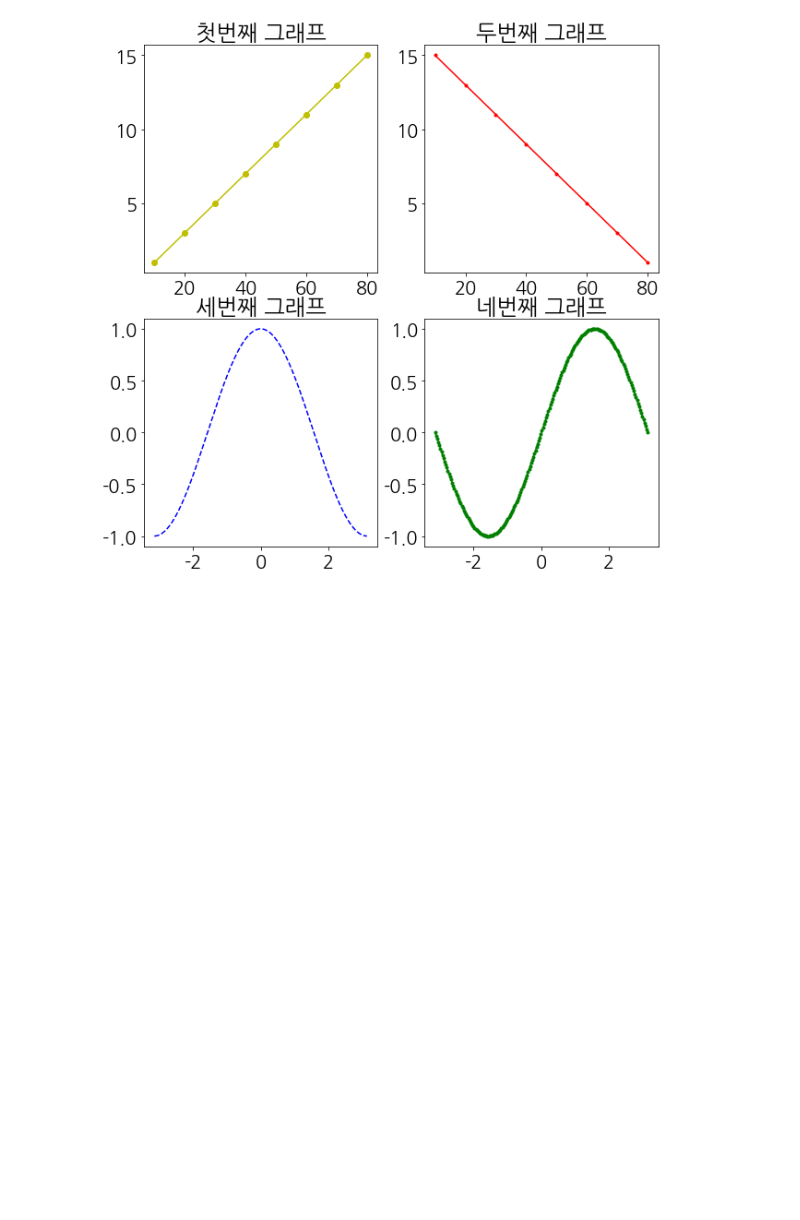
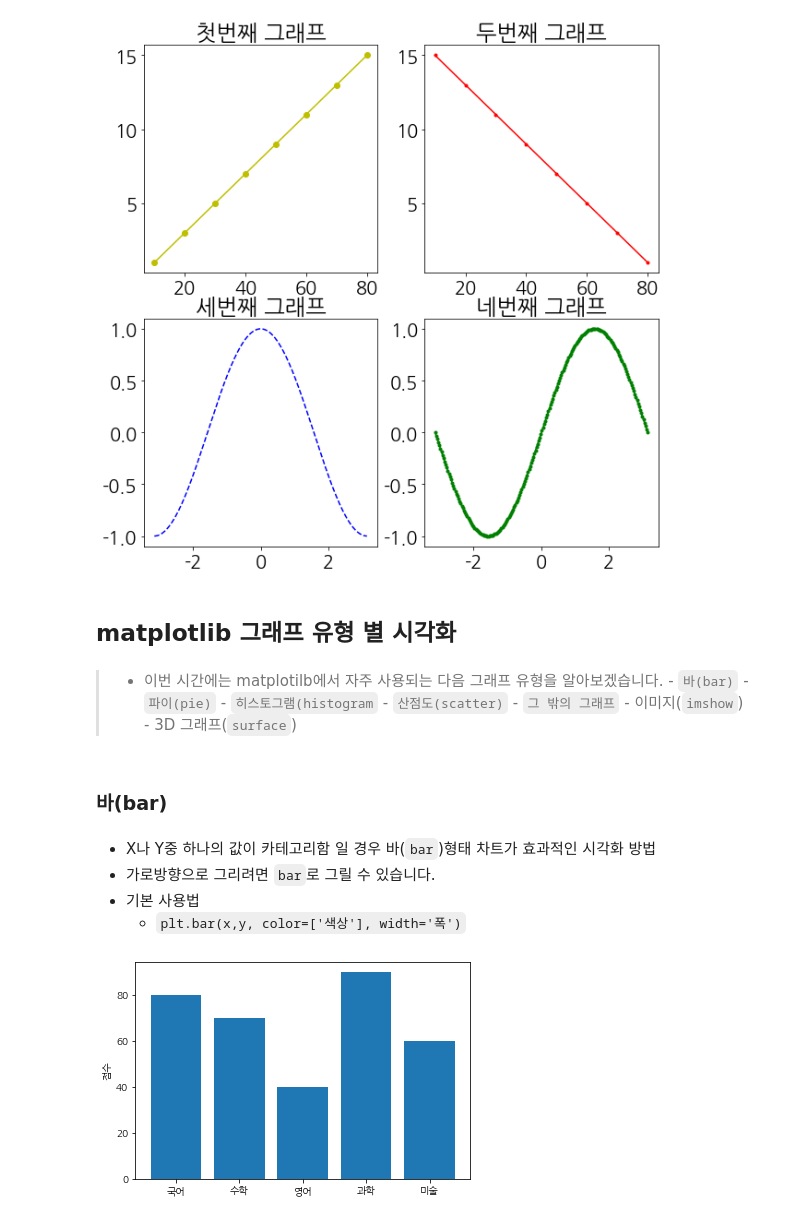
Before and after one commit to sleeptiger/Abc-project, a Jupyter notebook: Matplotib정리L.ipynb, the cells around one changed output. Drawn from its saved outputs; the diff is of its cells as text; code cells hidden in the pictures; blank space fills up the shorter version.

```diff
--- a/Matplotib정리L.ipynb
+++ b/Matplotib정리L.ipynb
@@ -349,3 +349,33 @@ plt.title('네번째 그래프')
 plt.show()
 # %% [output]
 [figure]
+# %% [markdown]
+## matplotlib 그래프 유형 별 시각화
+# %% [markdown]
+> - 이번 시간에는 matplotilb에서 자주 사용되는 다음 그래프 유형을 알아보겠습니다.
+    - `바(bar)`
+    -  `파이(pie)`
+    -  `히스토그램(histogram`
+    -  `산점도(scatter)`
+    -  `그 밖의 그래프`
+        -  이미지(`imshow`)
+        -  3D 그래프(`surface`)
+# %% [markdown]
+### **바(bar)**
+# %% [markdown]
+- X나 Y중 하나의 값이 카테고리함 일 경우 바(`bar`)형태 차트가 효과적인 시각화 방법
+- 가로방향으로 그리려면 `bar`로 그릴 수 있습니다.
+- 기본 사용법
+    - `plt.bar(x,y, color=['색상'], width='폭')`
+# %%
+# 데이터 생성
+x = np.arange(5)
+y = [80, 70, 40, 90, 60]
+xlabel = ['국어', '수학', '영어', '과학', '미술', '체육']
+# %%
+plt.bar(x,y)
+plt.xticks(x, xlabel) # X (value)를 X라벨로 바꾼다
+plt.ylabel('점수')
+plt.show()
+# %% [output]
+[figure, added]
```
Also changed, not shown: parts of 25 cells of this notebook.
